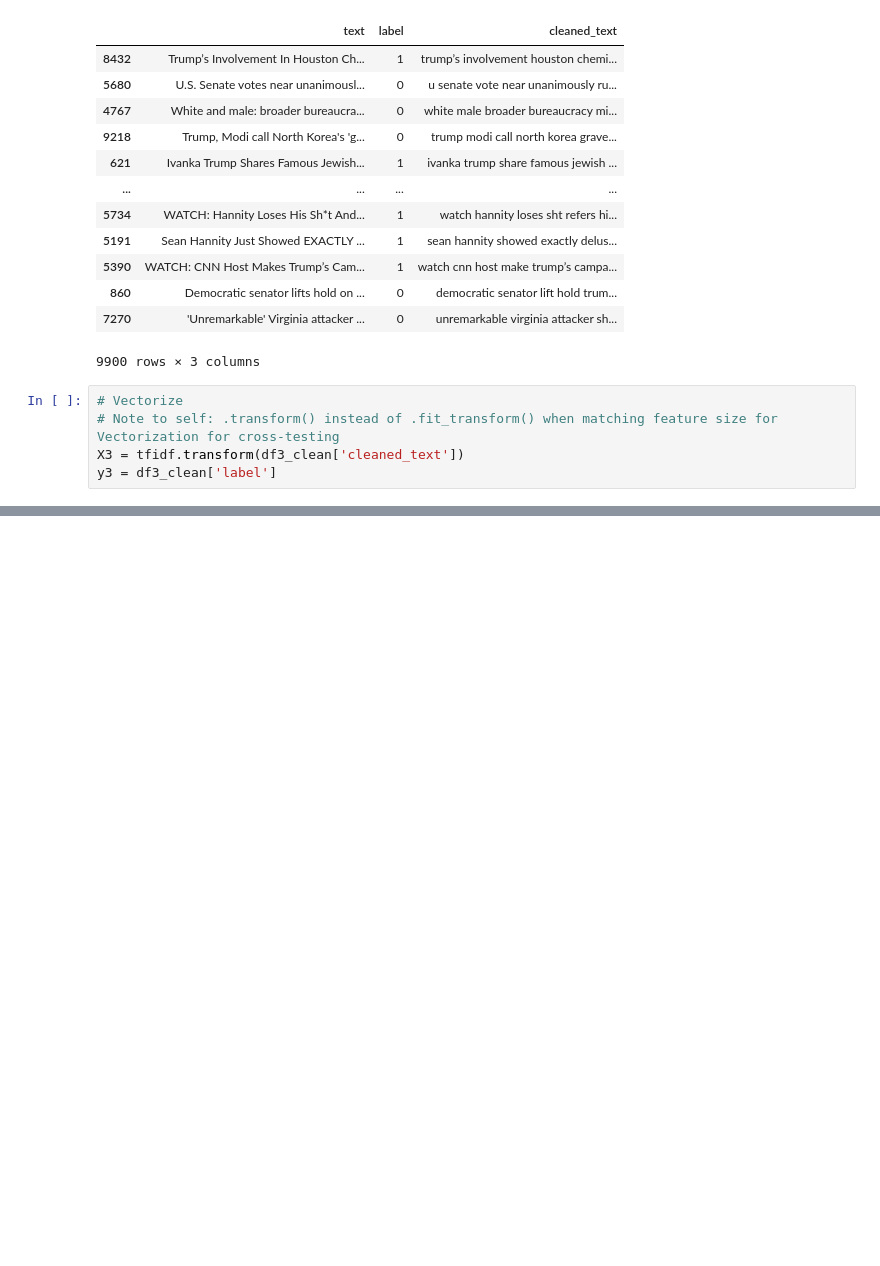
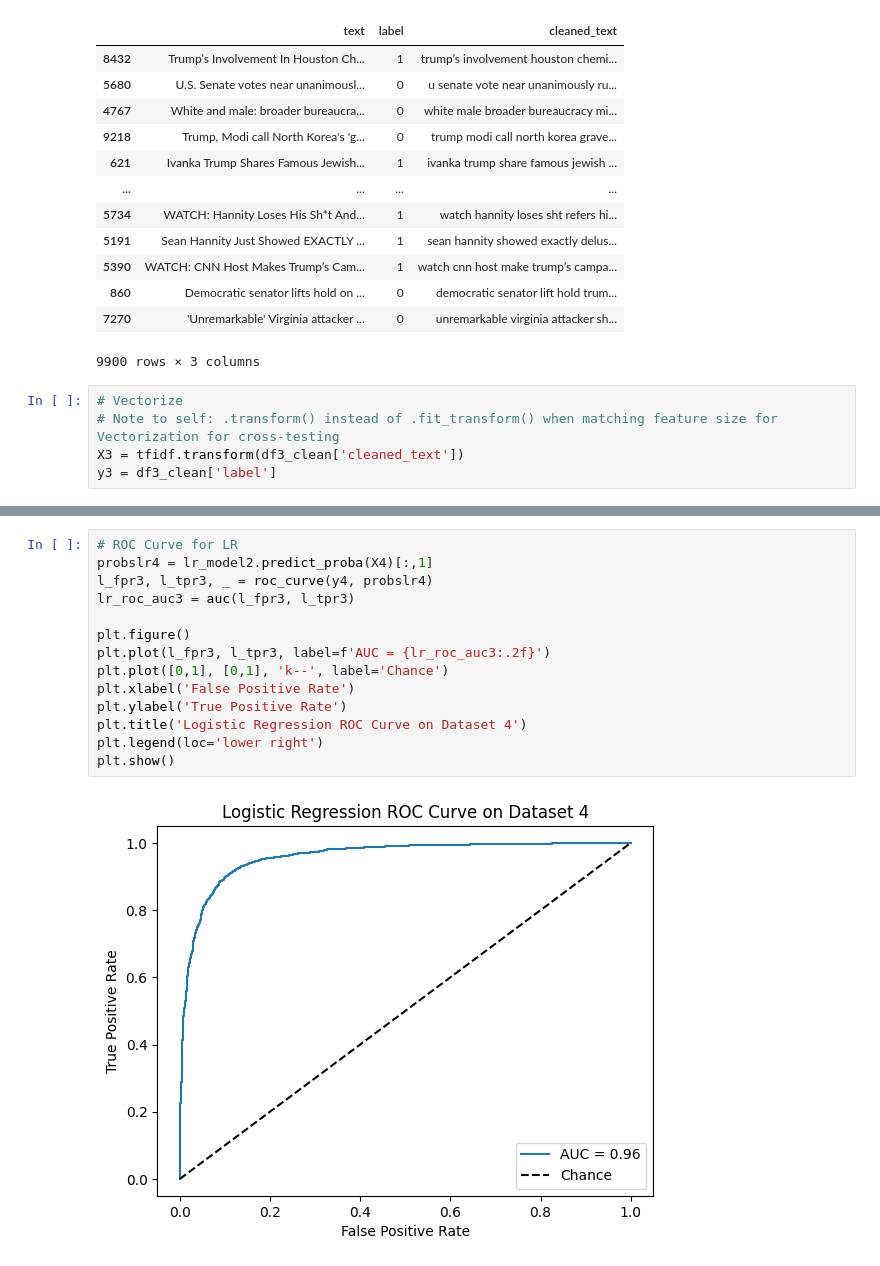
Before and after one commit to ajace13/Data-Ethics-Misinformation-Project, a Jupyter notebook: analysis.ipynb, the cells around one changed output, grey strips where cells are left out. Cells and saved outputs as stored; diff of their text form; blank space fills up the shorter version.

```diff
--- a/analysis.ipynb
+++ b/analysis.ipynb
@@ -515,0 +601,16 @@ Cool Explanation
+# %%
+# ROC Curve for LR
+probslr4 = lr_model2.predict_proba(X4)[:,1]
+l_fpr3, l_tpr3, _ = roc_curve(y4, probslr4)
+lr_roc_auc3 = auc(l_fpr3, l_tpr3)
+
+plt.figure()
+plt.plot(l_fpr3, l_tpr3, label=f'AUC = {lr_roc_auc3:.2f}')
+plt.plot([0,1], [0,1], 'k--', label='Chance')
+plt.xlabel('False Positive Rate')
+plt.ylabel('True Positive Rate')
+plt.title('Logistic Regression ROC Curve on Dataset 4')
+plt.legend(loc='lower right')
+plt.show()
+# %% [output]
+[figure, added]
```
Also changed, not shown: parts of 22 cells of this notebook, 1 other file.
